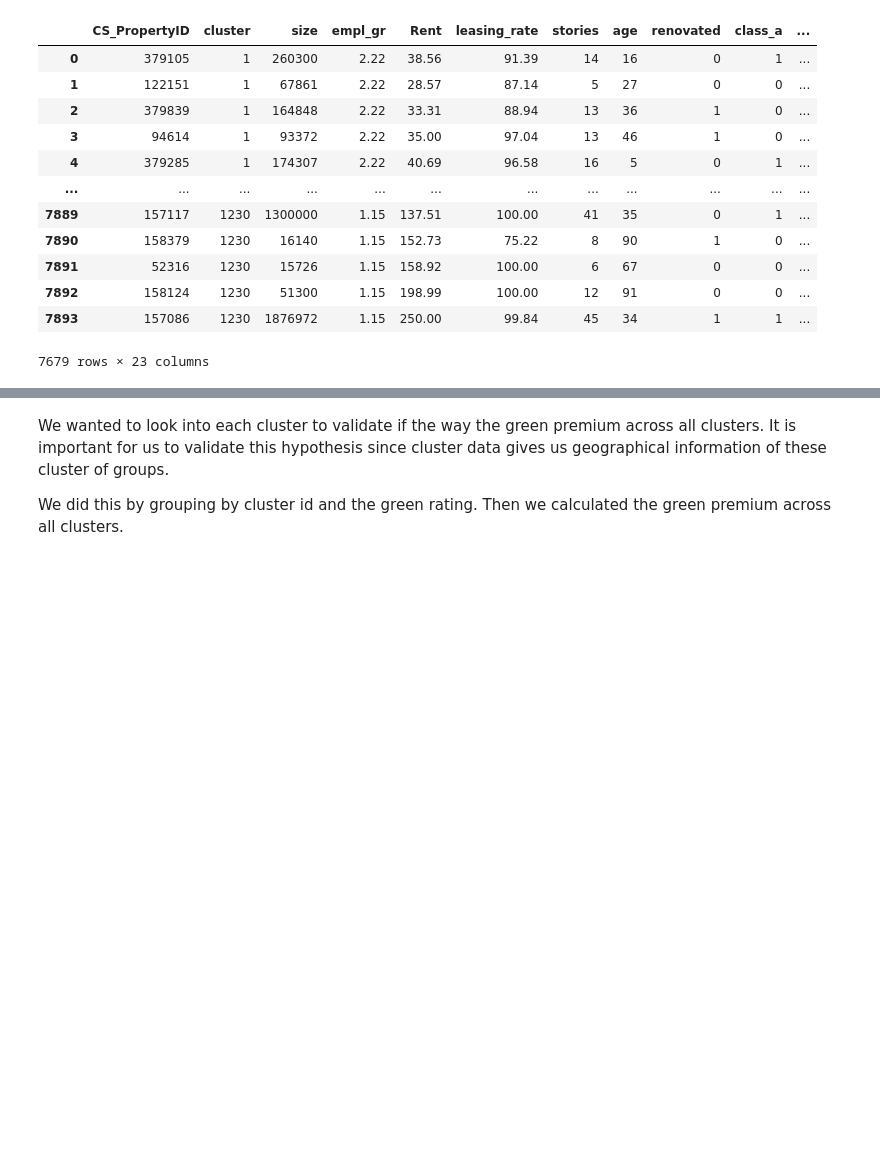
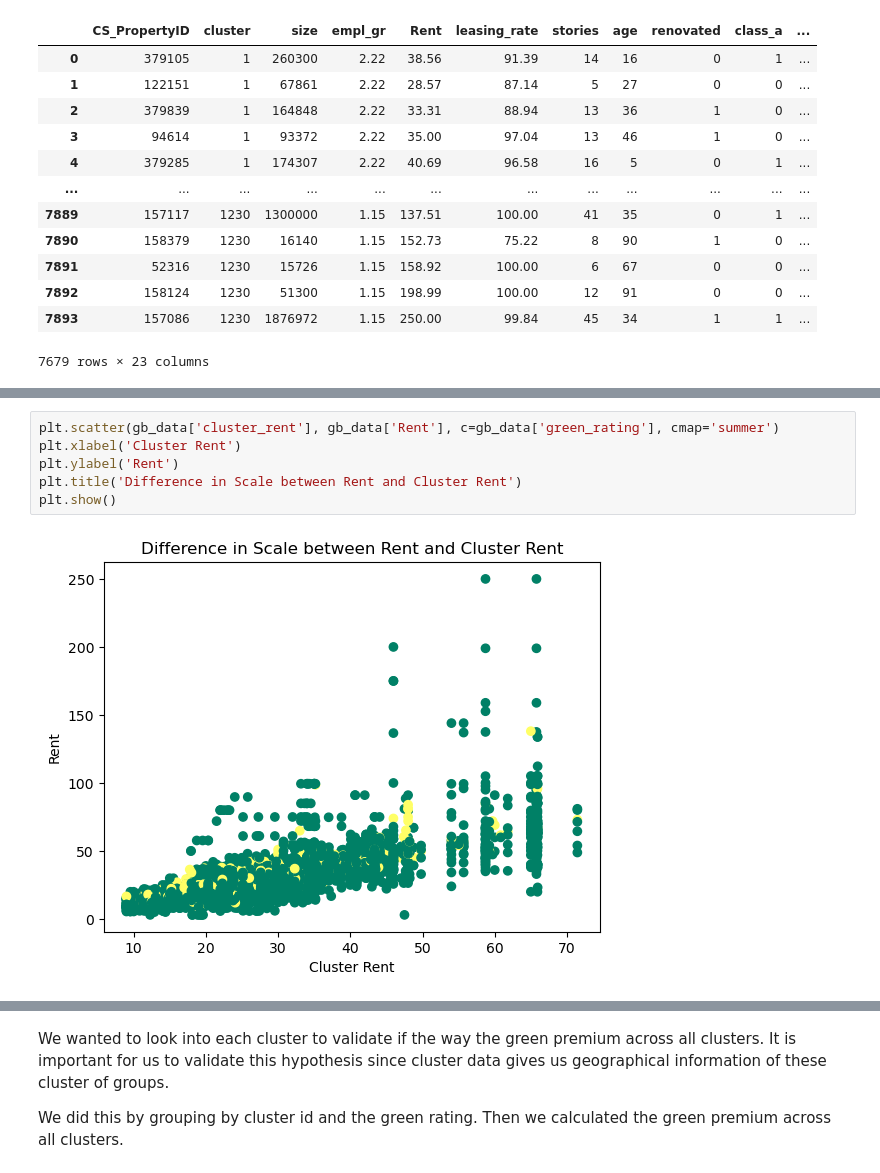
Before and after one commit to jordanehli/STA380_exercises, a Jupyter notebook: problem3.ipynb, the cells around one changed output, grey strips where cells are left out. Cells and saved outputs as stored; diff of their text form; blank space fills up the shorter version.

```diff
--- a/problem3.ipynb
+++ b/problem3.ipynb
@@ -24,0 +39,8 @@ gb_data
+# %%
+plt.scatter(gb_data['cluster_rent'], gb_data['Rent'], c=gb_data['green_rating'], cmap='summer')
+plt.xlabel('Cluster Rent')
+plt.ylabel('Rent')
+plt.title('Difference in Scale between Rent and Cluster Rent')
+plt.show()
+# %% [output]
+[figure, added]
```
Also changed, not shown: parts of 15 cells of this notebook, 1 other file.
